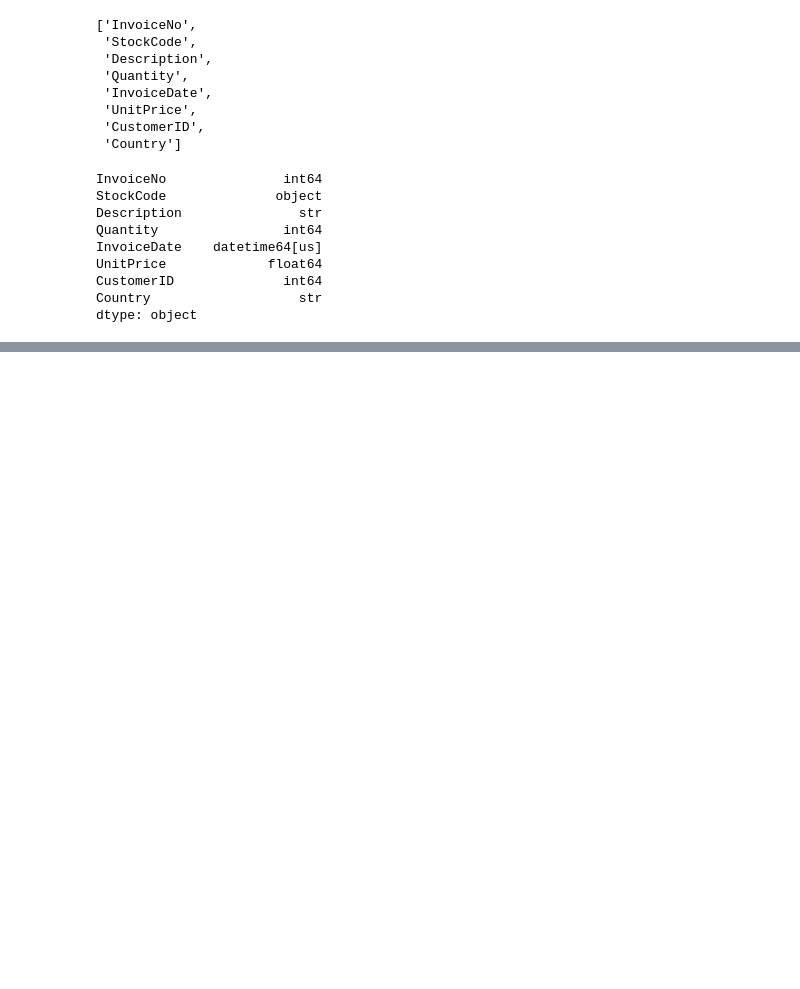
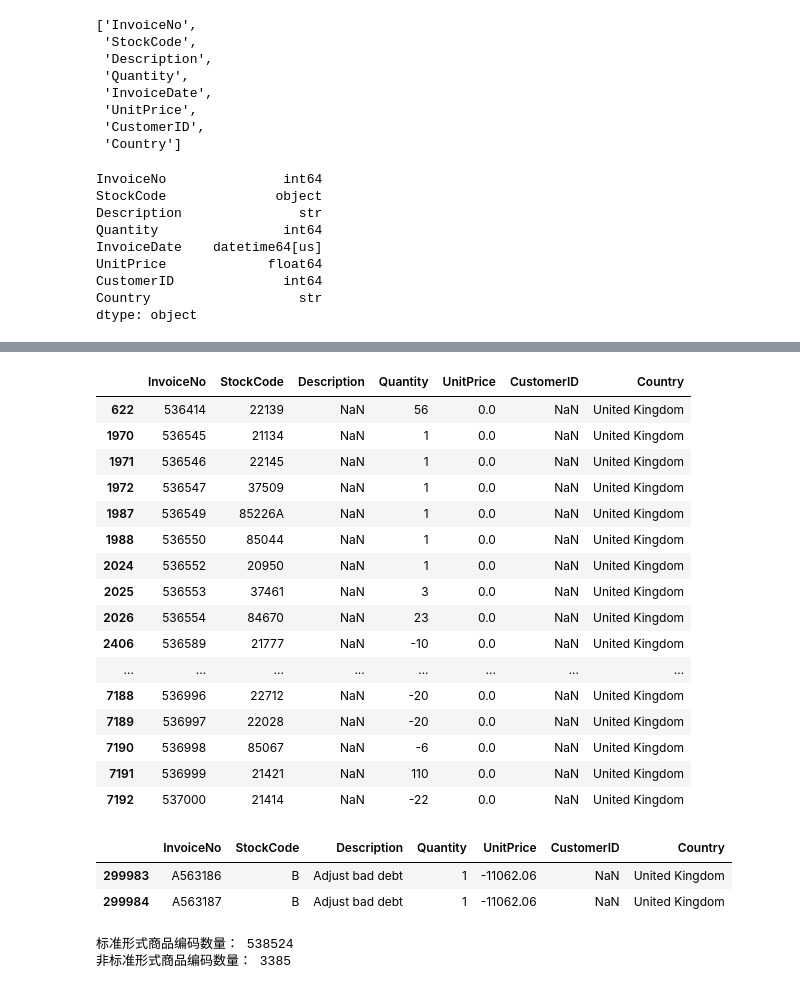
Before and after one commit to WhiterHJ/ecommerce-customer-analysis, a Jupyter notebook: notebooks/01_data_audit.ipynb, the cells around one changed output, grey strips where cells are left out. Saved outputs shown, nothing was run; the diff lists cells and outputs as text; code cells hidden in the pictures; blank space fills up the shorter version.

```diff
--- a/notebooks/01_data_audit.ipynb
+++ b/notebooks/01_data_audit.ipynb
@@ -65,0 +409,67 @@ dtype: object
+# %%
+non_positive_price = df_raw.loc[
+    df_raw["UnitPrice"] <= 0,
+    [
+        "InvoiceNo",
+        "StockCode",
+        "Description",
+        "Quantity",
+        "UnitPrice",
+        "CustomerID",
+        "Country"
+    ]
+]
+
+non_positive_price.head(20)
+# %% [output]
+|  | InvoiceNo | StockCode | Description | Quantity | UnitPrice | CustomerID | Country |
+| 622 | 536414 | 22139 | NaN | 56 | 0.0 | NaN | United Kingdom |
+| 1970 | 536545 | 21134 | NaN | 1 | 0.0 | NaN | United Kingdom |
+| 1971 | 536546 | 22145 | NaN | 1 | 0.0 | NaN | United Kingdom |
+| 1972 | 536547 | 37509 | NaN | 1 | 0.0 | NaN | United Kingdom |
+| 1987 | 536549 | 85226A | NaN | 1 | 0.0 | NaN | United Kingdom |
+| 1988 | 536550 | 85044 | NaN | 1 | 0.0 | NaN | United Kingdom |
+| 2024 | 536552 | 20950 | NaN | 1 | 0.0 | NaN | United Kingdom |
+| 2025 | 536553 | 37461 | NaN | 3 | 0.0 | NaN | United Kingdom |
+| 2026 | 536554 | 84670 | NaN | 23 | 0.0 | NaN | United Kingdom |
+| 2406 | 536589 | 21777 | NaN | -10 | 0.0 | NaN | United Kingdom |
+| ... | ... | ... | ... | ... | ... | ... | ... |
+| 7188 | 536996 | 22712 | NaN | -20 | 0.0 | NaN | United Kingdom |
+| 7189 | 536997 | 22028 | NaN | -20 | 0.0 | NaN | United Kingdom |
+| 7190 | 536998 | 85067 | NaN | -6 | 0.0 | NaN | United Kingdom |
+| 7191 | 536999 | 21421 | NaN | 110 | 0.0 | NaN | United Kingdom |
+| 7192 | 537000 | 21414 | NaN | -22 | 0.0 | NaN | United Kingdom |
+# %%
+df_raw.loc[
+    df_raw["UnitPrice"] < 0,
+    [
+        "InvoiceNo",
+        "StockCode",
+        "Description",
+        "Quantity",
+        "UnitPrice",
+        "CustomerID",
+        "Country"
+    ]
+]
+# %% [output]
+|  | InvoiceNo | StockCode | Description | Quantity | UnitPrice | CustomerID | Country |
+| 299983 | A563186 | B | Adjust bad debt | 1 | -11062.06 | NaN | United Kingdom |
+| 299984 | A563187 | B | Adjust bad debt | 1 | -11062.06 | NaN | United Kingdom |
+# %%
+stock_text = (
+    df_raw["StockCode"]
+    .astype("string")
+    .str.strip()
+)
+
+is_standard_stock = stock_text.str.fullmatch(
+    r"\d{5}[A-Za-z]?",
+    na=False
+)
+
+print("标准形式商品编码数量：", is_standard_stock.sum())
+print("非标准形式商品编码数量：", (~is_standard_stock).sum())
+# %% [output]
+标准形式商品编码数量： 538524
+非标准形式商品编码数量： 3385
```
Also changed, not shown: parts of 30 cells of this notebook, 2 other files.
